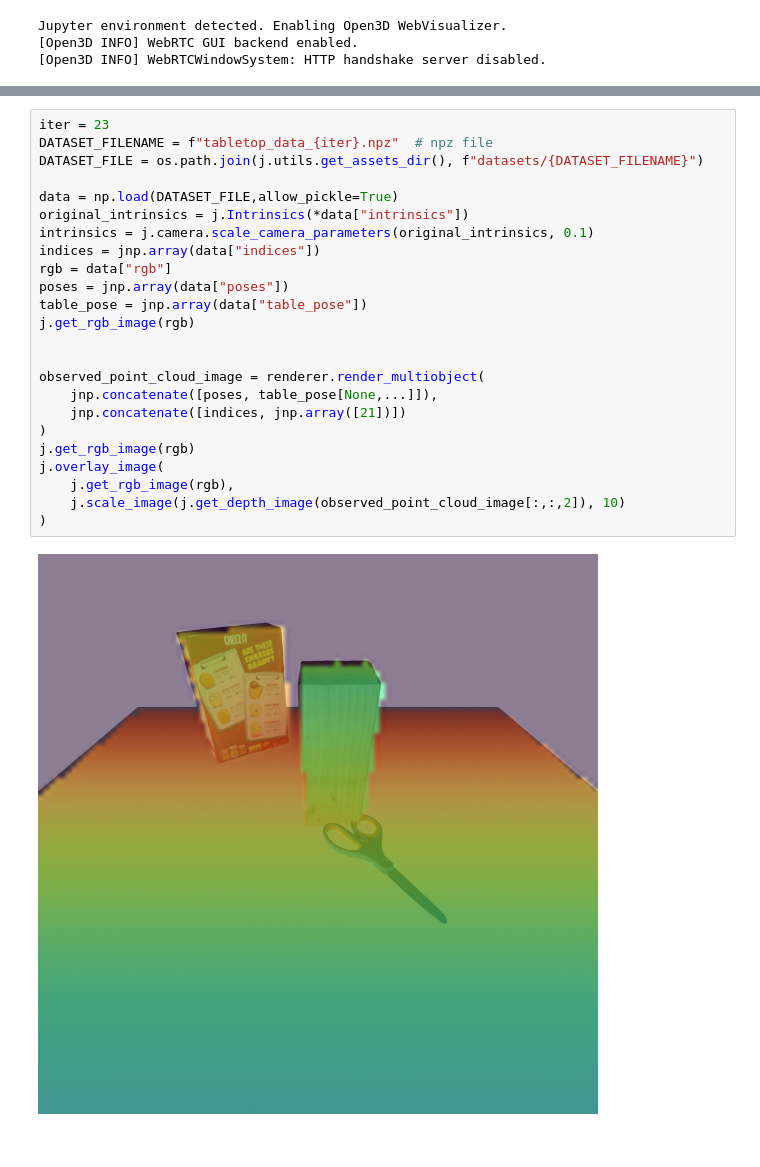
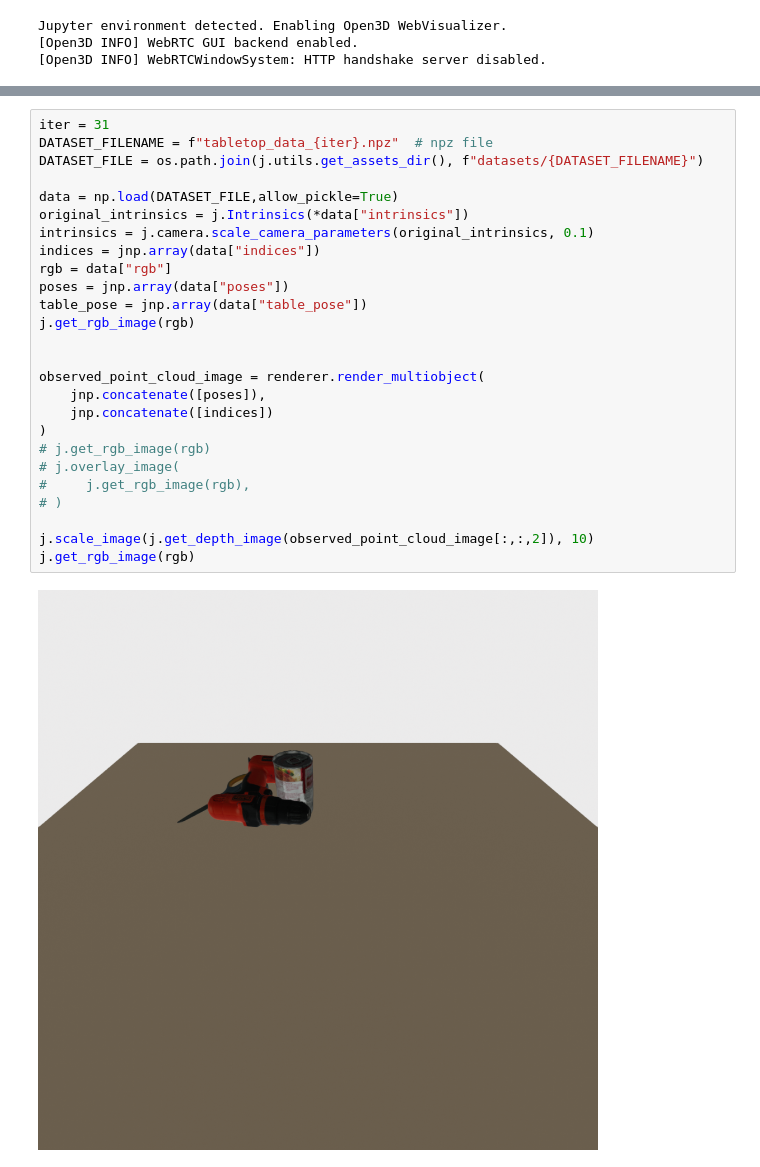
Before and after one commit to probcomp/bayes3d, a Jupyter notebook: experiments/tabletop/scene_parser.ipynb, the cells around one changed output, grey strips where cells are left out. Drawn from its saved outputs; the diff is of its cells as text.

```diff
--- a/experiments/tabletop/scene_parser.ipynb
+++ b/experiments/tabletop/scene_parser.ipynb
@@ -72,29 +78,31 @@ contact_param_gridding_schedule = [
 
 pose_from_contact_and_face_params_parallel_jit = jax.jit(jax.vmap(j.scene_graph.pose_from_contact_and_face_params, in_axes=(0,None, None, None)))
 # %%
-iter = 23
+iter = 31
 DATASET_FILENAME = f"tabletop_data_{iter}.npz"  # npz file
 DATASET_FILE = os.path.join(j.utils.get_assets_dir(), f"datasets/{DATASET_FILENAME}")
 
 data = np.load(DATASET_FILE,allow_pickle=True)
 original_intrinsics = j.Intrinsics(*data["intrinsics"])
 intrinsics = j.camera.scale_camera_parameters(original_intrinsics, 0.1)
 indices = jnp.array(data["indices"])
 rgb = data["rgb"]
 poses = jnp.array(data["poses"])
 table_pose = jnp.array(data["table_pose"])
 j.get_rgb_image(rgb)
 
 
 observed_point_cloud_image = renderer.render_multiobject(
-    jnp.concatenate([poses, table_pose[None,...]]),
-    jnp.concatenate([indices, jnp.array([21])])
+    jnp.concatenate([poses]),
+    jnp.concatenate([indices])
 )
+# j.get_rgb_image(rgb)
+# j.overlay_image(
+#     j.get_rgb_image(rgb),
+# )
+
+j.scale_image(j.get_depth_image(observed_point_cloud_image[:,:,2]), 10)
 j.get_rgb_image(rgb)
-j.overlay_image(
-    j.get_rgb_image(rgb),
-    j.scale_image(j.get_depth_image(observed_point_cloud_image[:,:,2]), 10)
-)
 # %% [output]
-[figure, old version]
+[figure, new version]
 # %%
```
Also changed, not shown: parts of 13 cells of this notebook, 11 other files.
